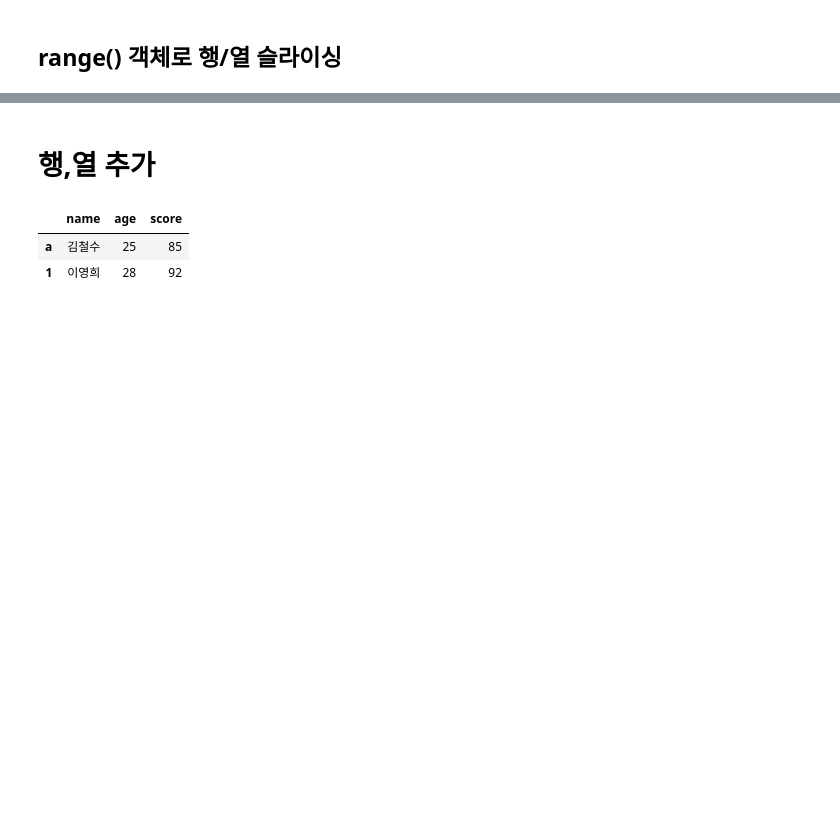
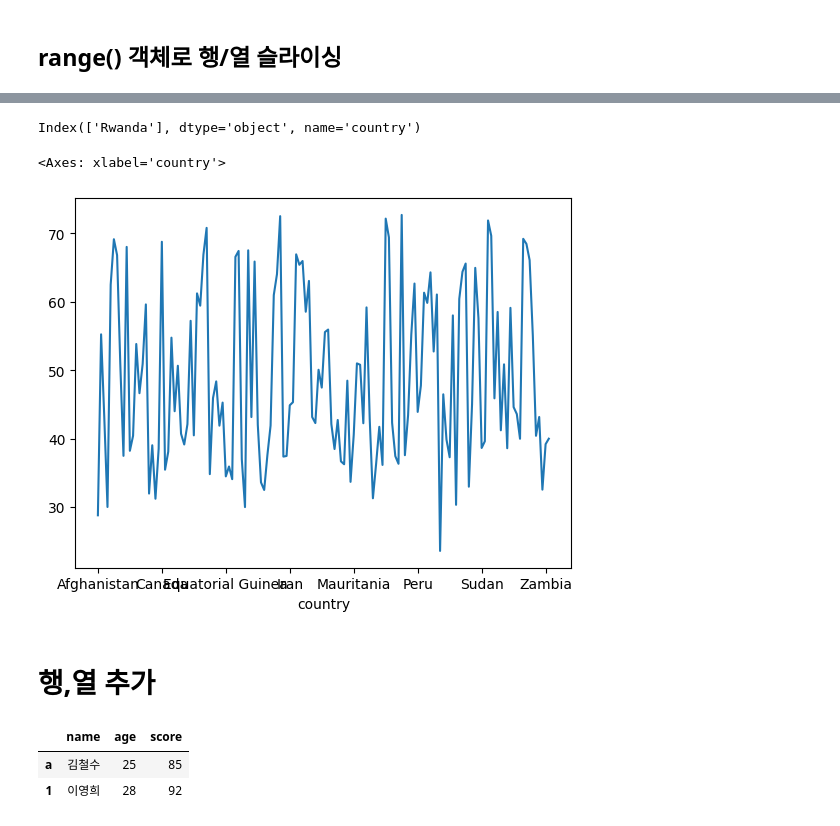
Before and after one commit to bhjin97/hipython_rep, a Jupyter notebook: 13. 판다스.ipynb, the cells around one changed output, grey strips where cells are left out. Drawn from its saved outputs; the diff is of its cells as text; code cells hidden in the pictures; blank space fills up the shorter version.

```diff
--- a/13. 판다스.ipynb
+++ b/13. 판다스.ipynb
@@ -558,3 +660,16 @@ gm['year,'pop]
+# %%
+# 만약 기대수명 최저값을 공통으로 가지고 있는 경우
+min_life_exp_value = a.min()
+lowest_life_exp_countries = a[a == min_life_exp_value].index
+# 첫 a는 필터의 대상이 되는 데이터 / []는 필터 / index는 열 이름 반환
+lowest_life_exp_countries
+# %% [output]
+Index(['Rwanda'], dtype='object', name='country')
+# %%
+a.plot()
+# %% [output]
+<Axes: xlabel='country'>
+[figure, added]
 # %% [markdown]
 # 행,열 추가
 # %%
```
Also changed, not shown: parts of 19 cells of this notebook.
